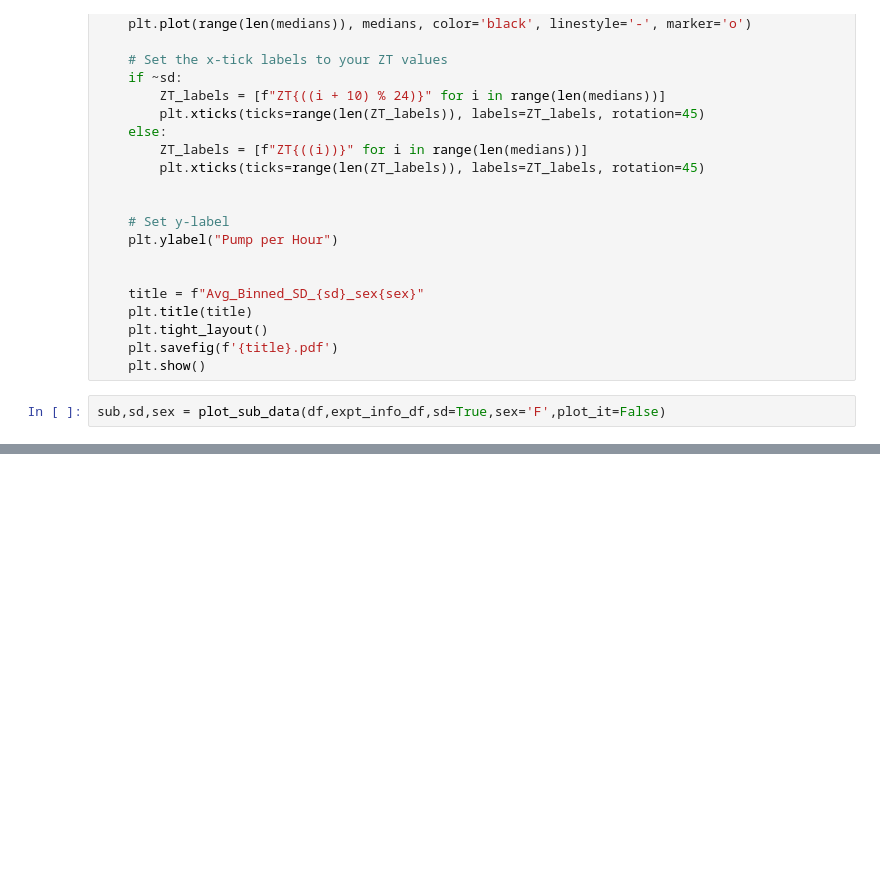
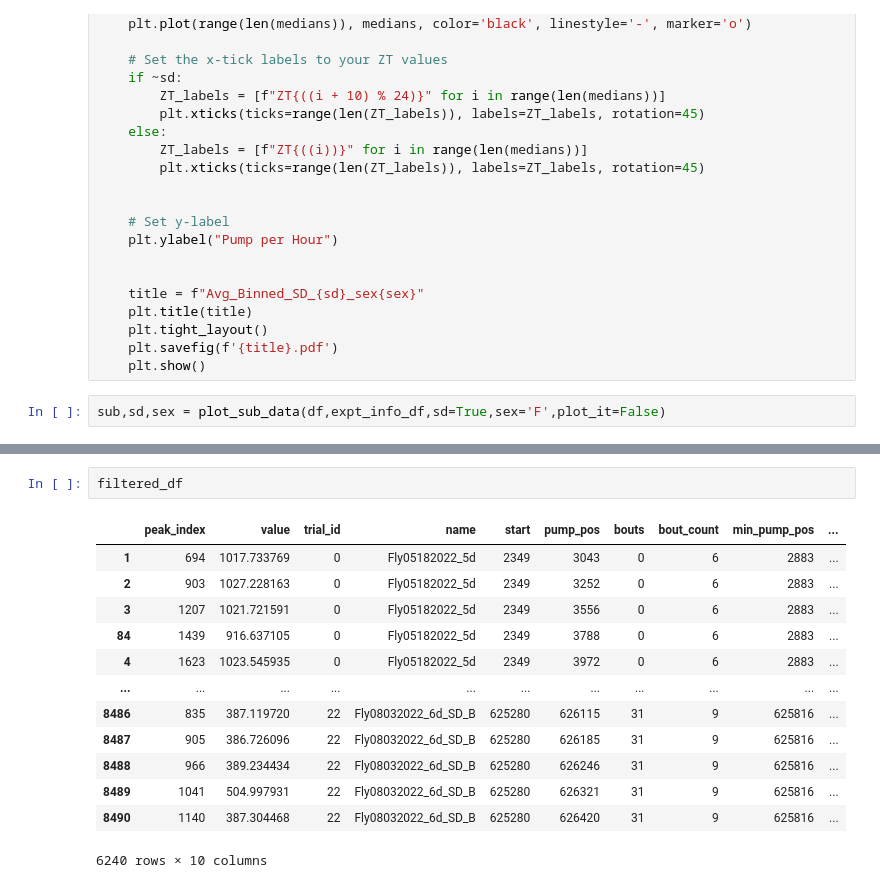
Before and after one commit to mfkeles/EZLabel, a Jupyter notebook: annotation_preprocess.ipynb, the cells around one changed output, grey strips where cells are left out. Saved outputs shown, nothing was run; the diff lists cells and outputs as text; blank space fills up the shorter version.

```diff
--- a/annotation_preprocess.ipynb
+++ b/annotation_preprocess.ipynb
@@ -310,0 +638,16 @@ See the caveats in the documentation: https://pandas.pydata.org/pandas-docs/stab
+# %%
+filtered_df
+# %% [output]
+|  | peak_index | value | trial_id | name | start | pump_pos | bouts | bout_count | min_pump_pos | ... |
+| 1 | 694 | 1017.733769 | 0 | Fly05182022_5d | 2349 | 3043 | 0 | 6 | 2883 | ... |
+| 2 | 903 | 1027.228163 | 0 | Fly05182022_5d | 2349 | 3252 | 0 | 6 | 2883 | ... |
+| 3 | 1207 | 1021.721591 | 0 | Fly05182022_5d | 2349 | 3556 | 0 | 6 | 2883 | ... |
+| 84 | 1439 | 916.637105 | 0 | Fly05182022_5d | 2349 | 3788 | 0 | 6 | 2883 | ... |
+| 4 | 1623 | 1023.545935 | 0 | Fly05182022_5d | 2349 | 3972 | 0 | 6 | 2883 | ... |
+| ... | ... | ... | ... | ... | ... | ... | ... | ... | ... | ... |
+| 8486 | 835 | 387.119720 | 22 | Fly08032022_6d_SD_B | 625280 | 626115 | 31 | 9 | 625816 | ... |
+| 8487 | 905 | 386.726096 | 22 | Fly08032022_6d_SD_B | 625280 | 626185 | 31 | 9 | 625816 | ... |
+| 8488 | 966 | 389.234434 | 22 | Fly08032022_6d_SD_B | 625280 | 626246 | 31 | 9 | 625816 | ... |
+| 8489 | 1041 | 504.997931 | 22 | Fly08032022_6d_SD_B | 625280 | 626321 | 31 | 9 | 625816 | ... |
+| 8490 | 1140 | 387.304468 | 22 | Fly08032022_6d_SD_B | 625280 | 626420 | 31 | 9 | 625816 | ... |
+6240 rows × 10 columns
```
Also changed, not shown: parts of 40 cells of this notebook.
